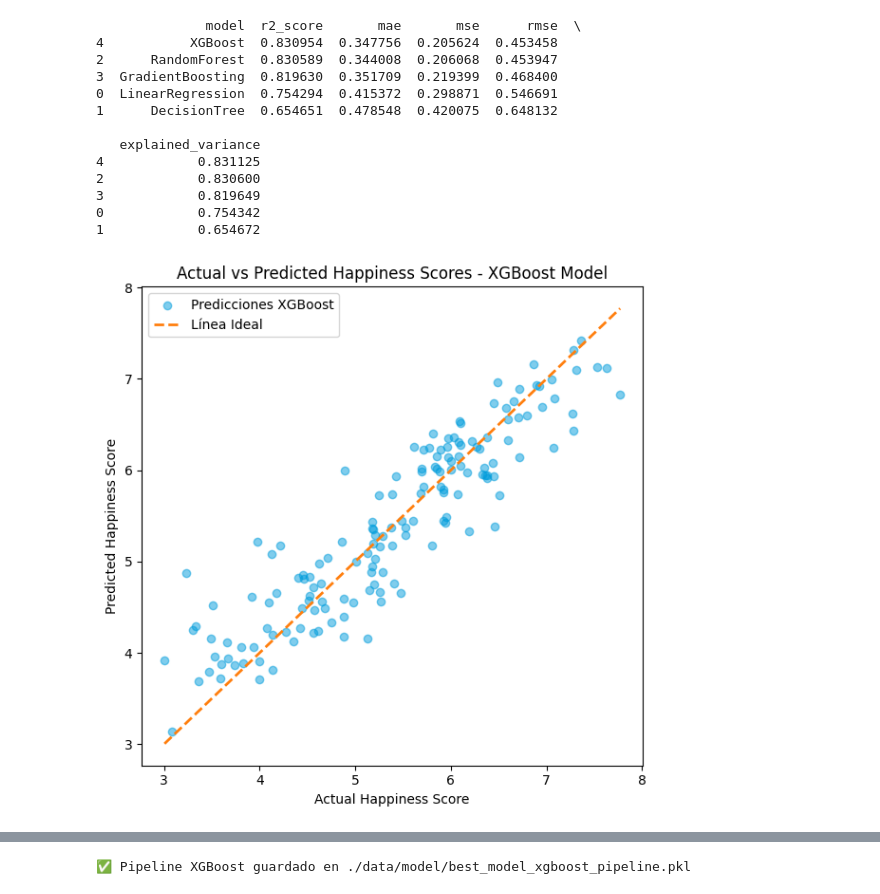
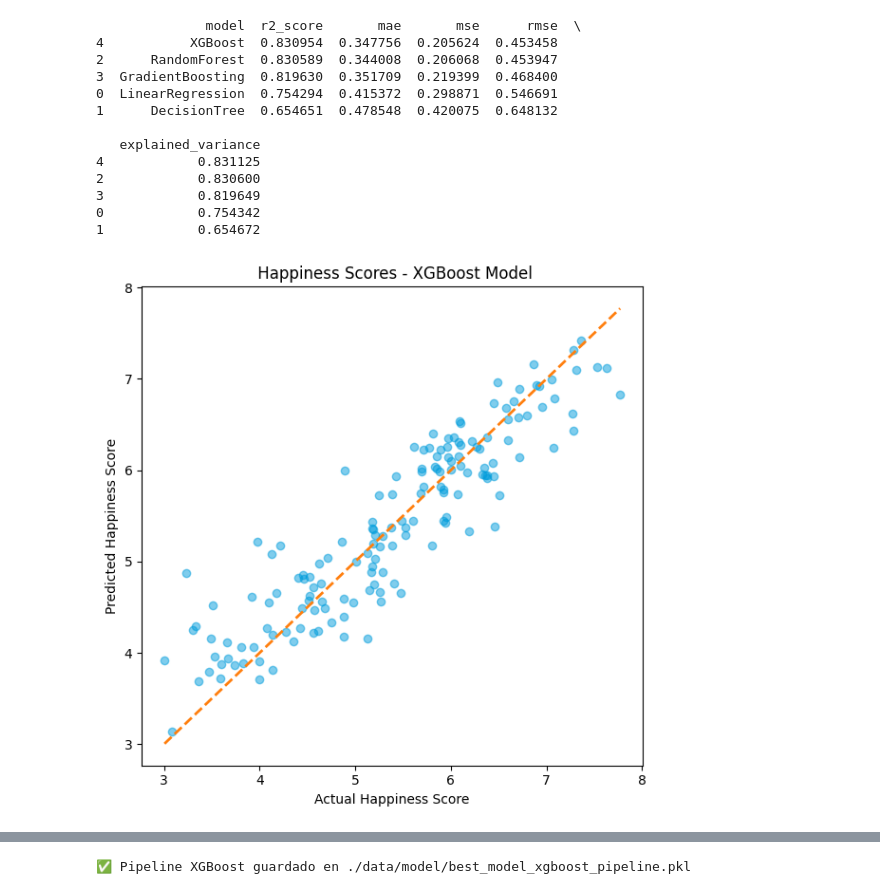
Before and after one commit to Juanjoslo2/workshop-3, a Jupyter notebook: notebooks/02_Model_training.ipynb, the cells around one changed output, grey strips where cells are left out. Drawn from its saved outputs; the diff is of its cells as text; code cells hidden in the pictures.

```diff
--- a/notebooks/02_Model_training.ipynb
+++ b/notebooks/02_Model_training.ipynb
@@ -121,32 +142,22 @@ print(results_df)
 0            0.754342
 1            0.654672
 # %%
-import seaborn as sns
-import matplotlib.pyplot as plt
 
-# Suponiendo que ya entrenaste todo como en tu bucle:
-# models['XGBoost'] es tu pipeline con preprocessor + XGBRegressor
-
-# 1. Generás las predicciones directamente del pipeline
 xgb_preds = models['XGBoost'].predict(X_test)
 
-# 2. Plot
 plt.figure(figsize=(6, 6))
-plt.scatter(y_test, xgb_preds, alpha=0.5, color='#009DDC', label='Predicciones XGBoost')
+plt.scatter(y_test, xgb_preds, alpha=0.5, color='#009DDC')
 plt.xlabel("Actual Happiness Score")
 plt.ylabel("Predicted Happiness Score")
-plt.title("Actual vs Predicted Happiness Scores - XGBoost Model")
+plt.title(" Happiness Scores - XGBoost Model")
 
-# 3. Línea ideal 45°
 min_val = min(y_test.min(), xgb_preds.min())
 max_val = max(y_test.max(), xgb_preds.max())
 plt.plot([min_val, max_val], [min_val, max_val],
          color=sns.color_palette()[1],
-         linestyle='--', lw=2,
-         label="Línea Ideal")
+         linestyle='--', lw=2)
 
-plt.legend()
 plt.tight_layout()
 plt.show()
 # %% [output]
-[figure, old version]
+[figure, new version]
```
Also changed, not shown: parts of 6 cells of this notebook, 7 other files.
